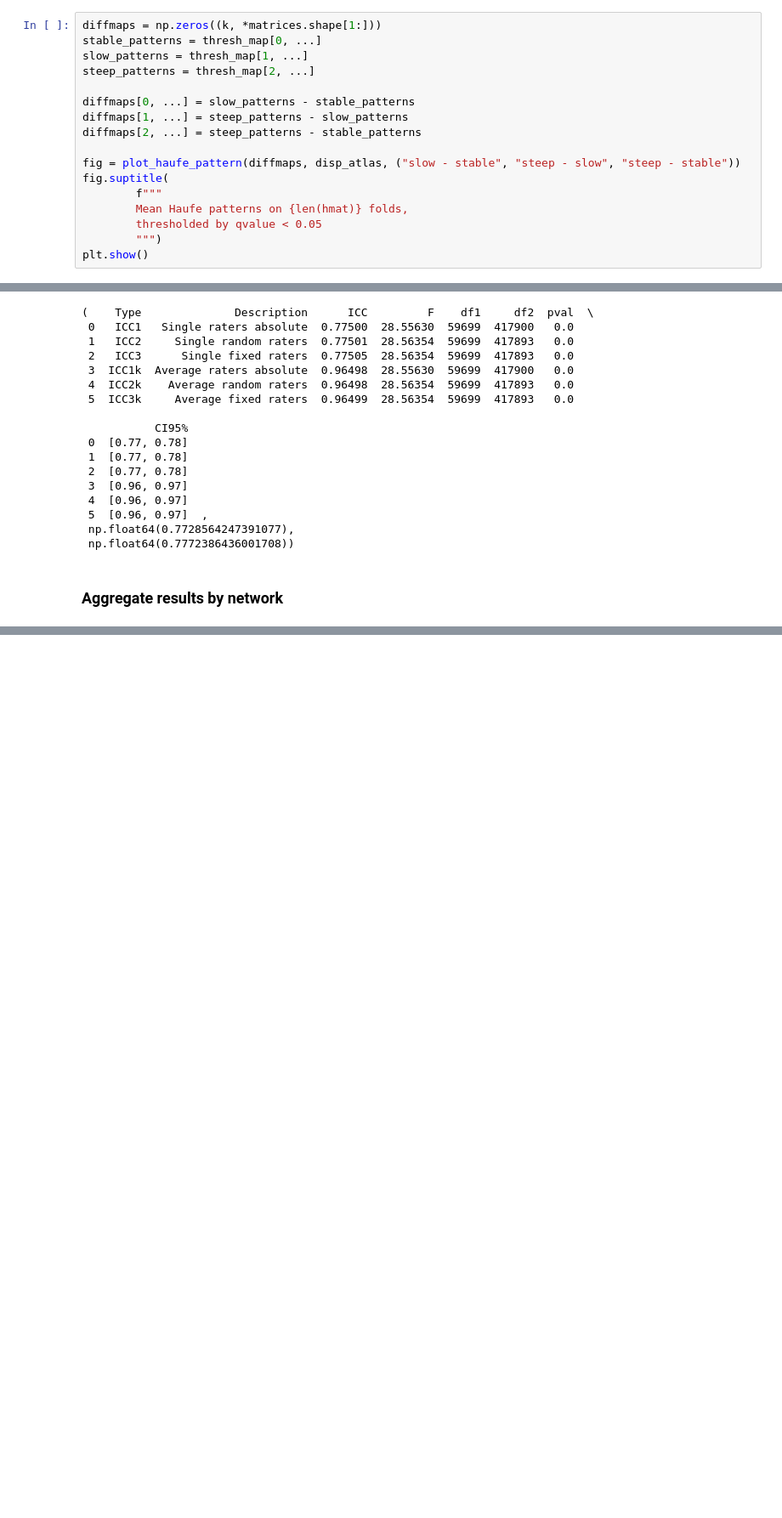
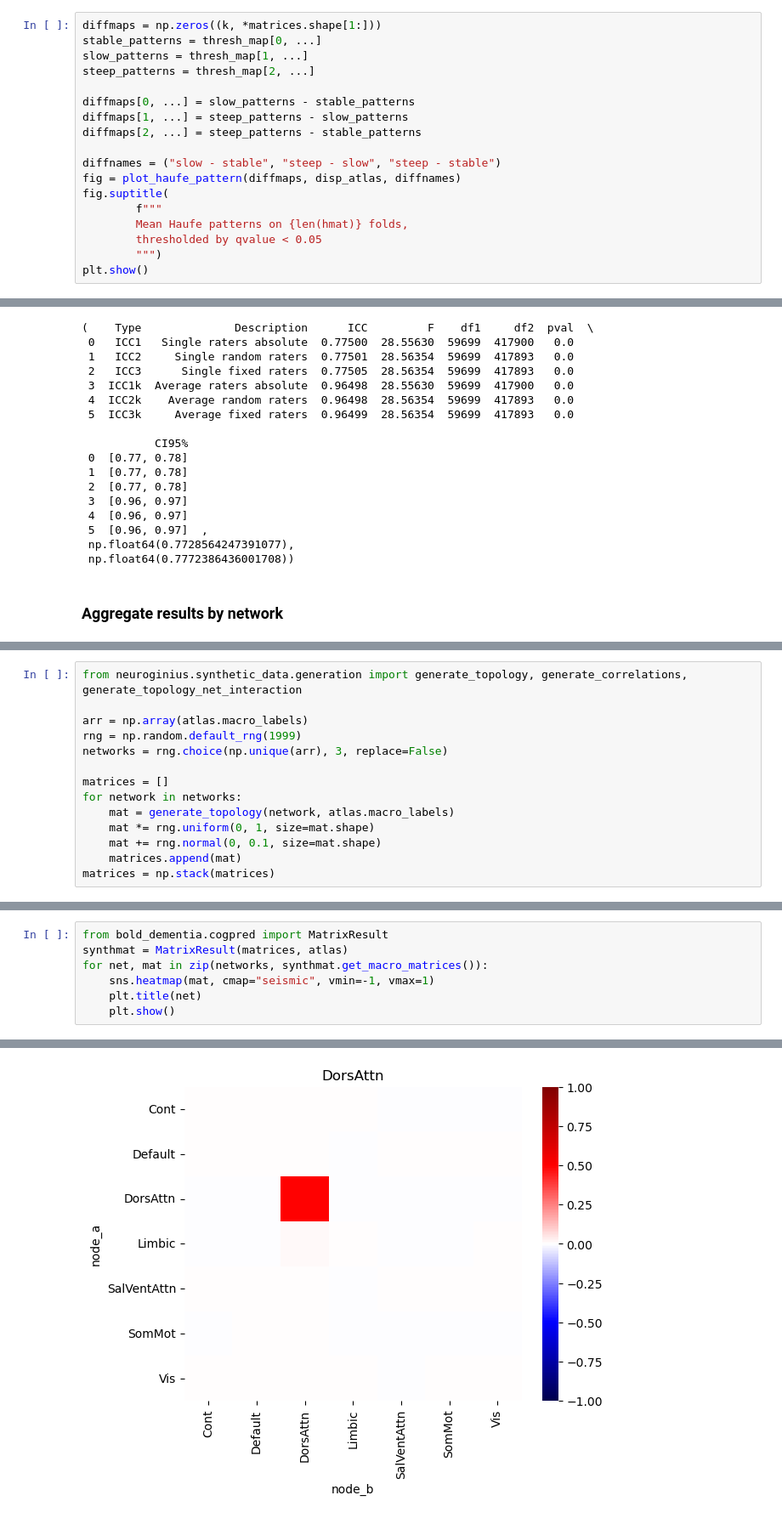
Before and after one commit to jonathan-legrand/memento-postproc, a Jupyter notebook: predict_cluster_fc.ipynb, the cells around one changed output, grey strips where cells are left out. Shown at 85% size. Drawn from its saved outputs; the diff is of its cells as text; blank space fills up the shorter version.

```diff
--- a/predict_cluster_fc.ipynb
+++ b/predict_cluster_fc.ipynb
@@ -302,7 +302,8 @@ diffmaps[0, ...] = slow_patterns - stable_patterns
 diffmaps[1, ...] = steep_patterns - slow_patterns
 diffmaps[2, ...] = steep_patterns - stable_patterns
 
-fig = plot_haufe_pattern(diffmaps, disp_atlas, ("slow - stable", "steep - slow", "steep - stable"))
+diffnames = ("slow - stable", "steep - slow", "steep - stable")
+fig = plot_haufe_pattern(diffmaps, disp_atlas, diffnames)
 fig.suptitle(
         f"""
         Mean Haufe patterns on {len(hmat)} folds,
@@ -386,0 +392,14 @@ res
+# %%
+from neuroginius.synthetic_data.generation import generate_topology, generate_correlations, generate_topology_net_interaction
+
+arr = np.array(atlas.macro_labels)
+rng = np.random.default_rng(1999)
+networks = rng.choice(np.unique(arr), 3, replace=False)
+
+matrices = []
+for network in networks:
+    mat = generate_topology(network, atlas.macro_labels)
+    mat *= rng.uniform(0, 1, size=mat.shape)
+    mat += rng.normal(0, 0.1, size=mat.shape)
+    matrices.append(mat)
+matrices = np.stack(matrices)
@@ -386,0 +433,8 @@ res
+# %%
+from bold_dementia.cogpred import MatrixResult
+synthmat = MatrixResult(matrices, atlas)
+for net, mat in zip(networks, synthmat.get_macro_matrices()):
+    sns.heatmap(mat, cmap="seismic", vmin=-1, vmax=1)
+    plt.title(net)
+    plt.show()
+# %% [output]
@@ -386,0 +442 @@ res
+[figure, added]
```
Also changed, not shown: parts of 8 cells of this notebook, 1 other file.
